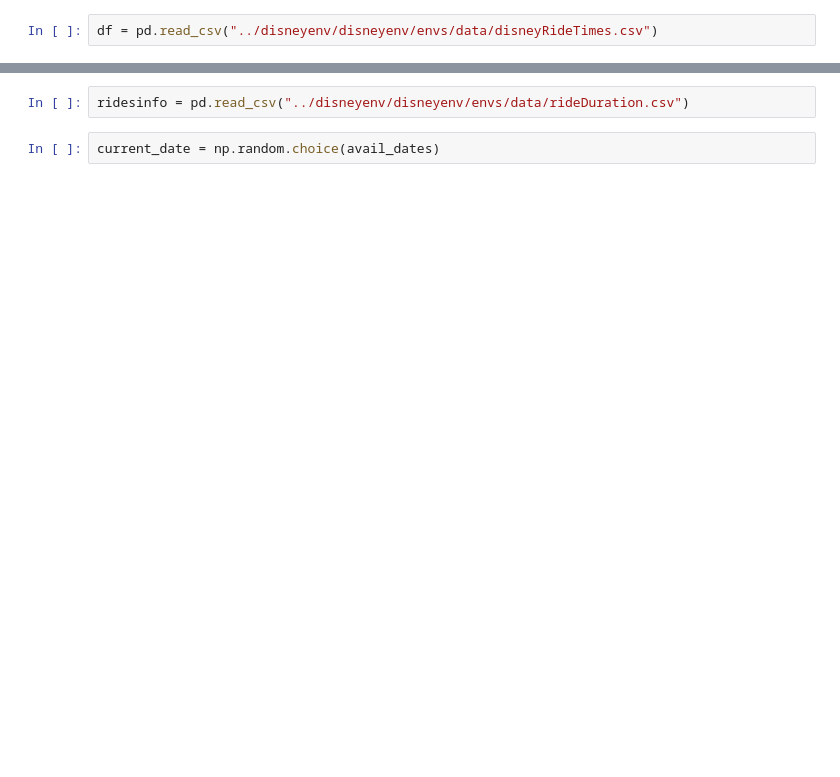
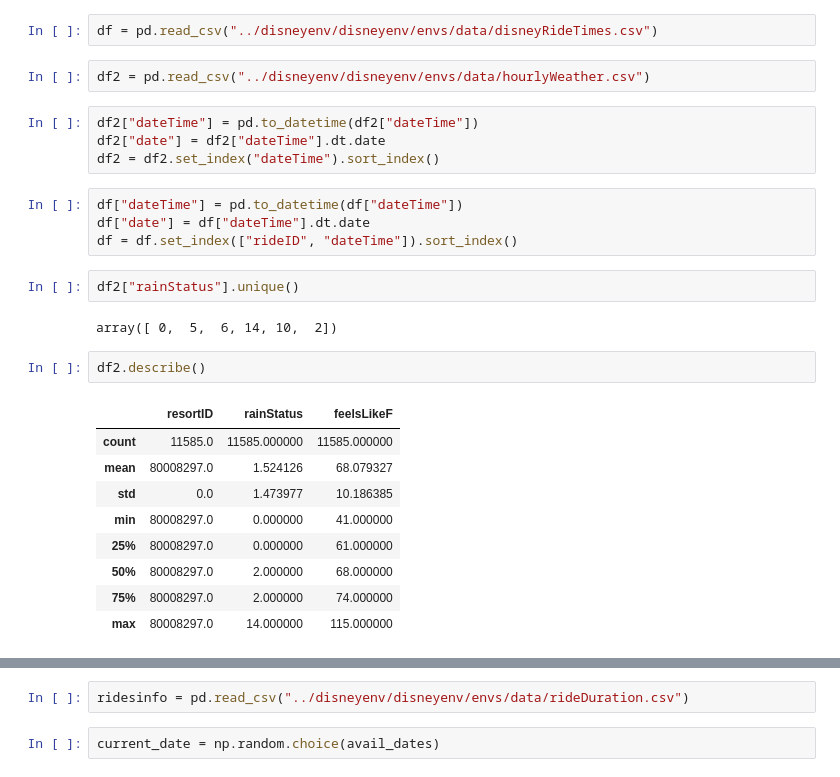
Before and after one commit to Hiroki39/DS-GA-3001-007-Final-Project, a Jupyter notebook: notebooks/analyze.ipynb, the cells around one changed output, grey strips where cells are left out. Saved outputs shown, nothing was run; the diff lists cells and outputs as text; blank space fills up the shorter version.

```diff
--- a/notebooks/analyze.ipynb
+++ b/notebooks/analyze.ipynb
@@ -10,2 +31,28 @@ os.getcwd()
 # %%
 df = pd.read_csv("../disneyenv/disneyenv/envs/data/disneyRideTimes.csv")
+# %%
+df2 = pd.read_csv("../disneyenv/disneyenv/envs/data/hourlyWeather.csv")
+# %%
+df2["dateTime"] = pd.to_datetime(df2["dateTime"])
+df2["date"] = df2["dateTime"].dt.date
+df2 = df2.set_index("dateTime").sort_index()
+# %%
+df["dateTime"] = pd.to_datetime(df["dateTime"])
+df["date"] = df["dateTime"].dt.date
+df = df.set_index(["rideID", "dateTime"]).sort_index()
+# %%
+df2["rainStatus"].unique()
+# %% [output]
+array([ 0,  5,  6, 14, 10,  2])
+# %%
+df2.describe()
+# %% [output]
+|  | resortID | rainStatus | feelsLikeF |
+| count | 11585.0 | 11585.000000 | 11585.000000 |
+| mean | 80008297.0 | 1.524126 | 68.079327 |
+| std | 0.0 | 1.473977 | 10.186385 |
+| min | 80008297.0 | 0.000000 | 41.000000 |
+| 25% | 80008297.0 | 0.000000 | 61.000000 |
+| 50% | 80008297.0 | 2.000000 | 68.000000 |
+| 75% | 80008297.0 | 2.000000 | 74.000000 |
+| max | 80008297.0 | 14.000000 | 115.000000 |
```
Also changed, not shown: parts of 32 cells of this notebook, 3 other files.
